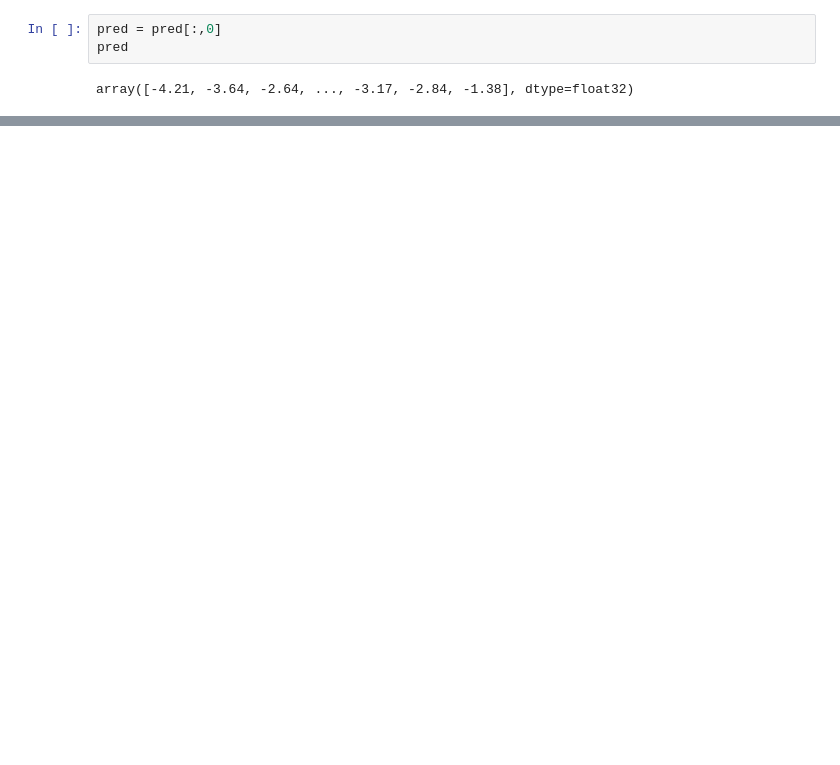
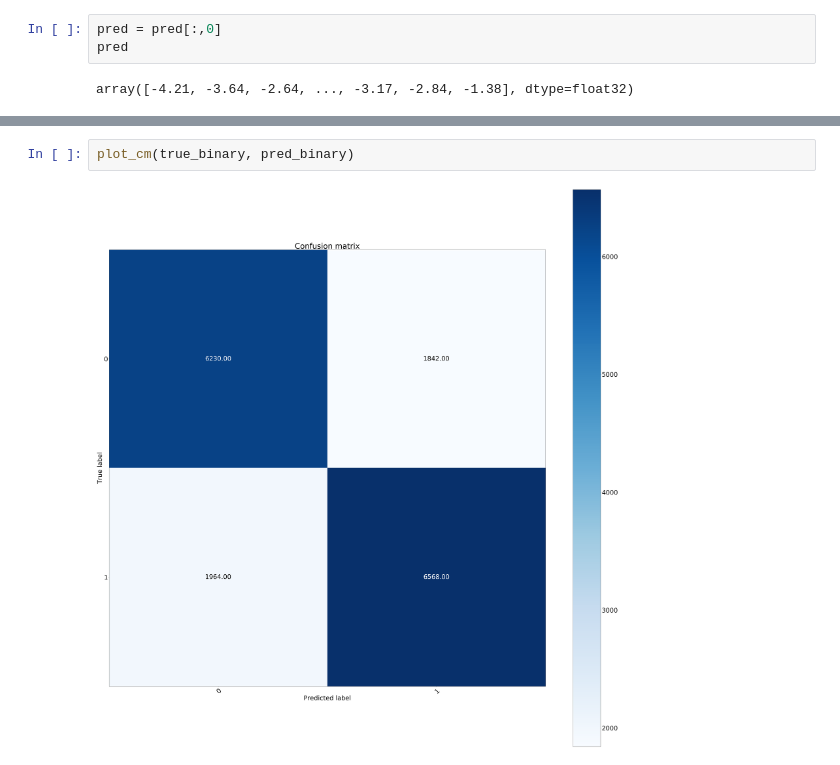
Before and after one commit to patrickbryant1/MHCII, a Jupyter notebook: Evaluation.ipynb, the cells around one changed output, grey strips where cells are left out. Cells and saved outputs as stored; diff of their text form; blank space fills up the shorter version.

```diff
--- a/Evaluation.ipynb
+++ b/Evaluation.ipynb
@@ -75,0 +78,4 @@ for i in range(len(true)):
+# %%
+plot_cm(true_binary, pred_binary)
+# %% [output]
+[figure, added]
```
Also changed, not shown: parts of 16 cells of this notebook, 47 other files.
